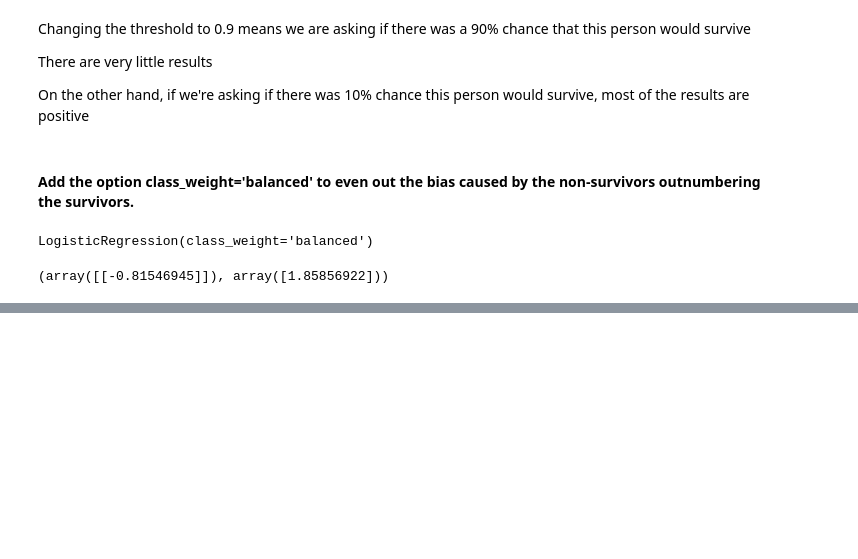
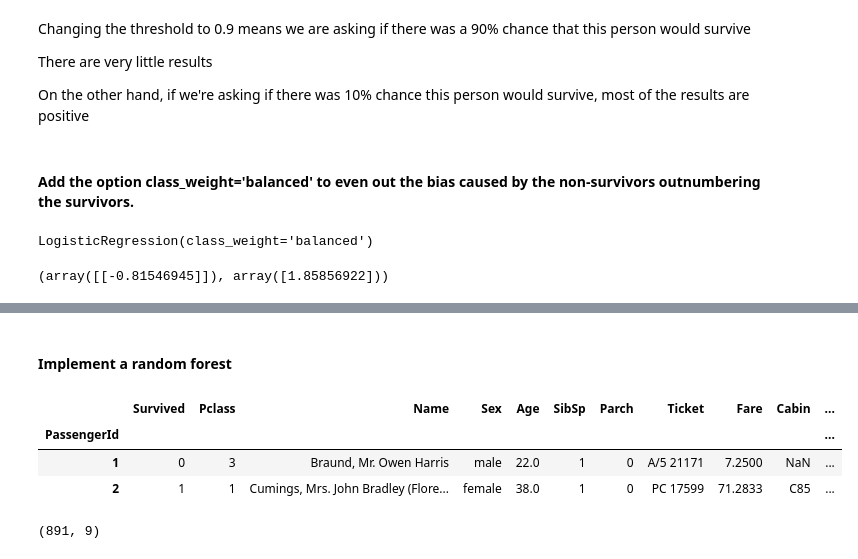
Before and after one commit to Kenoai/Spiced-Academy-Bootcamp, a Jupyter notebook: week_2/Project_2/Project_week_2.ipynb, the cells around one changed output, grey strips where cells are left out. Saved outputs shown, nothing was run; the diff lists cells and outputs as text; code cells hidden in the pictures; blank space fills up the shorter version.

Commit message:
First version of the random forest

```diff
--- a/week_2/Project_2/Project_week_2.ipynb
+++ b/week_2/Project_2/Project_week_2.ipynb
@@ -456,0 +453,2 @@ Benchmark clf.score
+# %% [markdown]
+#### Implement a random forest
@@ -456,0 +457,14 @@ Benchmark clf.score
+# %%
+df = pd.read_csv('train.csv', index_col='PassengerId')
+df.head(2)
+# %% [output]
+|  | Survived | Pclass | Name | Sex | Age | SibSp | Parch | Ticket | Fare | Cabin | ... |
+| PassengerId |  |  |  |  |  |  |  |  |  |  | ... |
+| 1 | 0 | 3 | Braund, Mr. Owen Harris | male | 22.0 | 1 | 0 | A/5 21171 | 7.2500 | NaN | ... |
+| 2 | 1 | 1 | Cumings, Mrs. John Bradley (Flore... | female | 38.0 | 1 | 0 | PC 17599 | 71.2833 | C85 | ... |
+# %%
+X=df[['Pclass','Name','Sex','Age','SibSp', 'Parch', 'Fare','Cabin', 'Embarked']]
+y=df['Survived']
+X.shape
+# %% [output]
+(891, 9)
```
Also changed, not shown: parts of 67 cells of this notebook.
